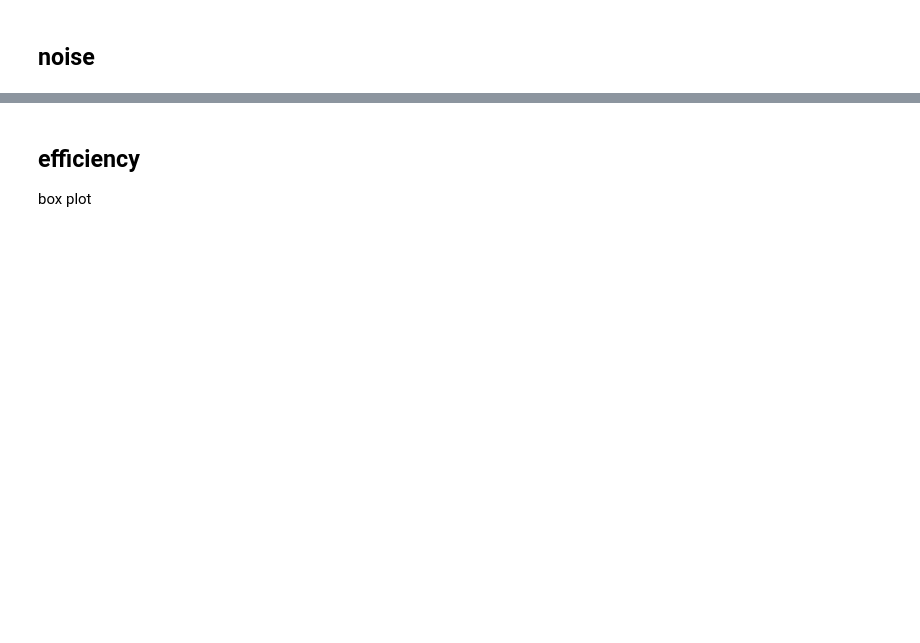
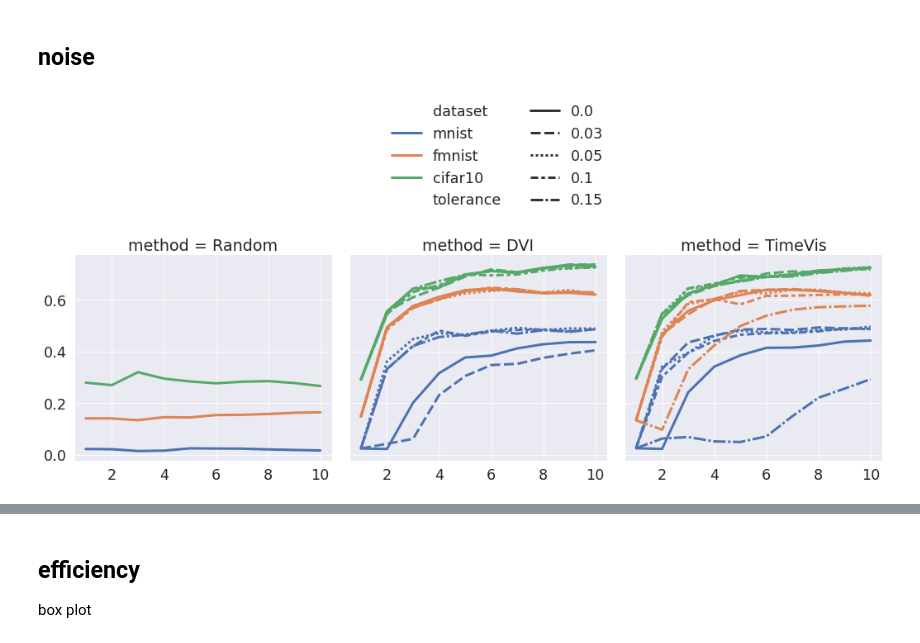
Before and after one commit to xianglinyang/DeepDebugger, a Jupyter notebook: experiments/trajectory_plot.ipynb, the cells around one changed output, grey strips where cells are left out. Cells and saved outputs as stored; diff of their text form; code cells hidden in the pictures; blank space fills up the shorter version.

Commit message:
exp results

```diff
--- a/experiments/trajectory_plot.ipynb
+++ b/experiments/trajectory_plot.ipynb
@@ -38,16 +38,19 @@ df_eval = df[(df.task=="feedback")&(df.rate==10)]
 # %%
+# "task":str, "dataset":str, "method":str, "rate":int, "tolerance":float, "iter":int, "eval":float})
+df_eval = df[(df.task=="feedback")&(df.rate==10)]
 pal20c = sns.color_palette('tab20c', 20)
 sns.set_theme()
 sns.set_context("paper", font_scale=2, rc={"lines.linewidth": 3})
-fg = sns.relplot(data=df_eval, x="iter", y="eval", col="dataset", hue="tolerance", hue_order=[0.15,0.05,0.0], style="method", style_order=["TimeVis"], kind="line", legend="full")
+fg = sns.relplot(data=df_eval, x="iter", y="eval", col="method", hue="dataset", hue_order=["mnist","fmnist","cifar10"], style="tolerance", kind="line", legend="full")
 # fg = sns.lineplot(data=df_eval, x="iter", y="eval", hue="dataset", hue_order=["mnist","fmnist","cifar10"], style="method", style_order=["DVI", "TimeVis","Random"], legend="full")
 sns.move_legend(fg, "lower center", bbox_to_anchor=(.5, 1), ncol=2, title=None, frameon=False)
 fg.set(xlabel='', ylabel='')
-
 fg.figure.savefig(
-    "../singleVis/plot/plot_results/al_simulation_noise.png",
+    "../singleVis/plot/plot_results/al_simulation_noise_10.png",
     dpi=300,
     bbox_inches="tight",
     pad_inches=0.0,
     transparent=True,
 )
+# %% [output]
+[figure, added]
```
Also changed, not shown: parts of 14 cells of this notebook.
